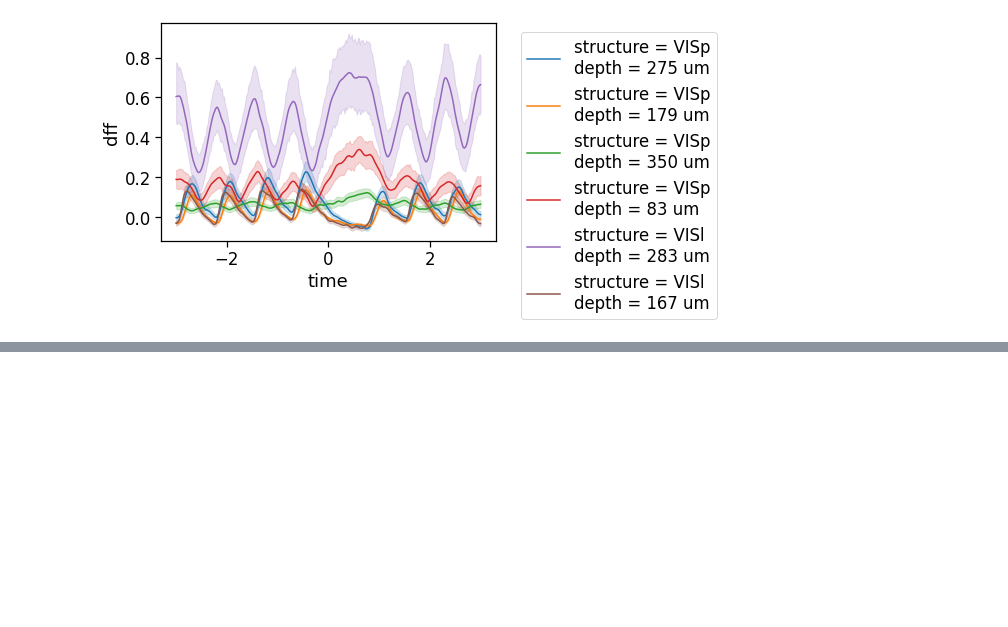
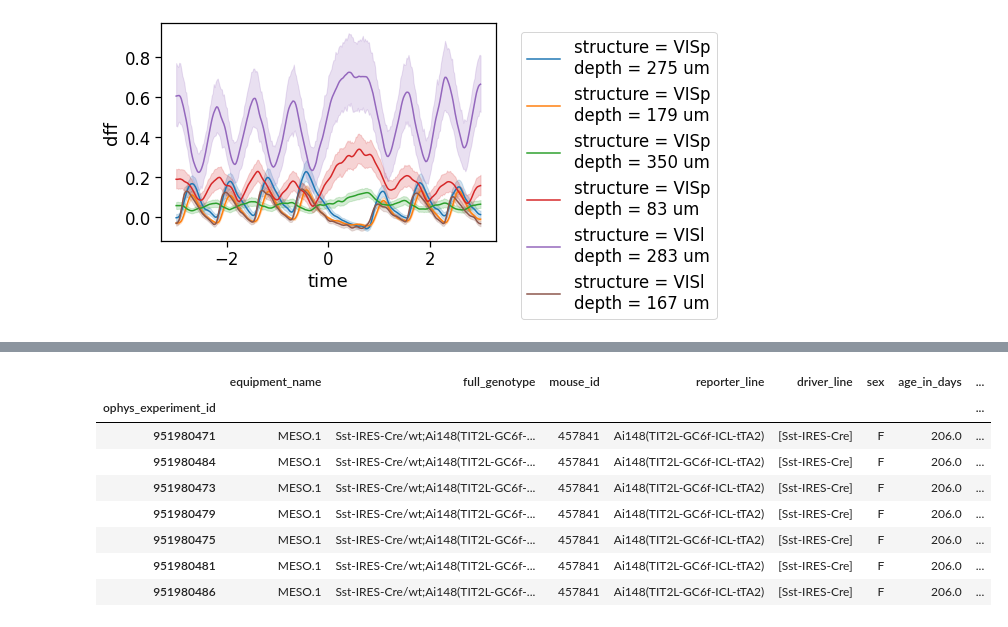
Before and after one commit to seungjaeryanlee/nma-cn-project, a Jupyter notebook: EDA_sdk.ipynb, the cells around one changed output, grey strips where cells are left out. Cells and saved outputs as stored; diff of their text form; code cells hidden in the pictures; blank space fills up the shorter version.

Commit message:
Reorganize directory

```diff
--- a/EDA_sdk.ipynb
+++ b/EDA_sdk.ipynb
@@ -81,7 +81,7 @@ class AllenSDKHelper:
     Helper for accessing AllenSDK for the VisualBehavior dataset.
     """
     def __init__(self):
-        self.data_storage_directory = "/temp" # Note: this path must exist on your local drive
+        self.data_storage_directory = "./allensdk_storage" # Note: this path must exist on your local drive
         self.cache = VisualBehaviorOphysProjectCache.from_s3_cache(cache_dir=data_storage_directory)
         self.session_table = cache.get_ophys_session_table()
         self.experiment_table = cache.get_ophys_experiment_table()
@@ -424,0 +437,13 @@ plt.legend(legend_text, bbox_to_anchor=(1.05, 1))
+# %%
+# helper.experiment_table.head(8)
+helper.experiment_table.query("ophys_session_id == 951410079")
+# %% [output]
+|  | equipment_name | full_genotype | mouse_id | reporter_line | driver_line | sex | age_in_days | ... |
+| ophys_experiment_id |  |  |  |  |  |  |  | ... |
+| 951980471 | MESO.1 | Sst-IRES-Cre/wt;Ai148(TIT2L-GC6f-... | 457841 | Ai148(TIT2L-GC6f-ICL-tTA2) | [Sst-IRES-Cre] | F | 206.0 | ... |
+| 951980484 | MESO.1 | Sst-IRES-Cre/wt;Ai148(TIT2L-GC6f-... | 457841 | Ai148(TIT2L-GC6f-ICL-tTA2) | [Sst-IRES-Cre] | F | 206.0 | ... |
+| 951980473 | MESO.1 | Sst-IRES-Cre/wt;Ai148(TIT2L-GC6f-... | 457841 | Ai148(TIT2L-GC6f-ICL-tTA2) | [Sst-IRES-Cre] | F | 206.0 | ... |
+| 951980479 | MESO.1 | Sst-IRES-Cre/wt;Ai148(TIT2L-GC6f-... | 457841 | Ai148(TIT2L-GC6f-ICL-tTA2) | [Sst-IRES-Cre] | F | 206.0 | ... |
+| 951980475 | MESO.1 | Sst-IRES-Cre/wt;Ai148(TIT2L-GC6f-... | 457841 | Ai148(TIT2L-GC6f-ICL-tTA2) | [Sst-IRES-Cre] | F | 206.0 | ... |
+| 951980481 | MESO.1 | Sst-IRES-Cre/wt;Ai148(TIT2L-GC6f-... | 457841 | Ai148(TIT2L-GC6f-ICL-tTA2) | [Sst-IRES-Cre] | F | 206.0 | ... |
+| 951980486 | MESO.1 | Sst-IRES-Cre/wt;Ai148(TIT2L-GC6f-... | 457841 | Ai148(TIT2L-GC6f-ICL-tTA2) | [Sst-IRES-Cre] | F | 206.0 | ... |
```
Also changed, not shown: parts of 4 cells of this notebook, 5 other files.
